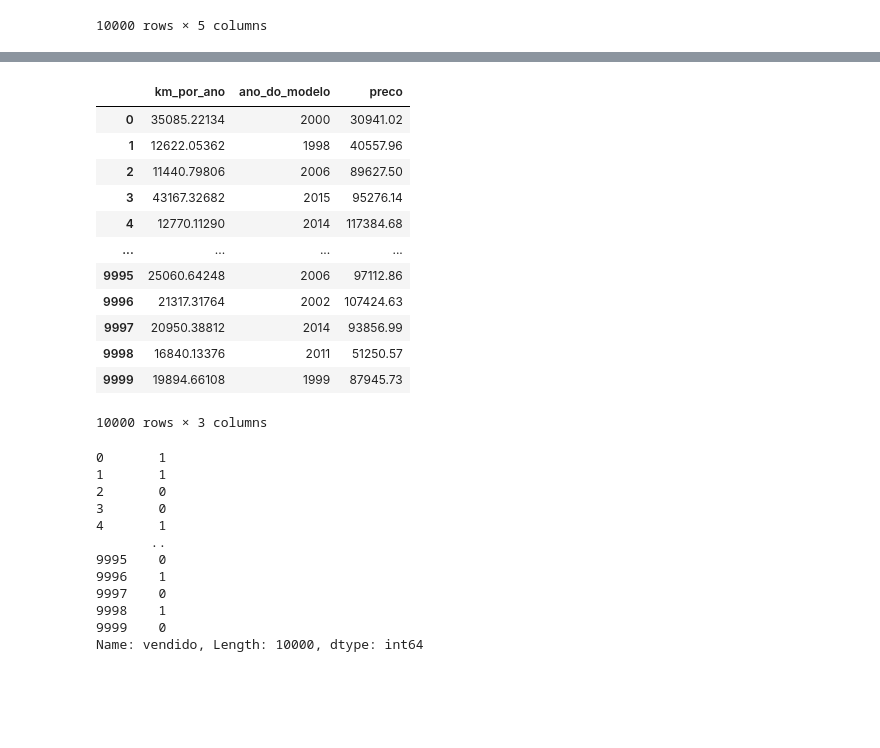
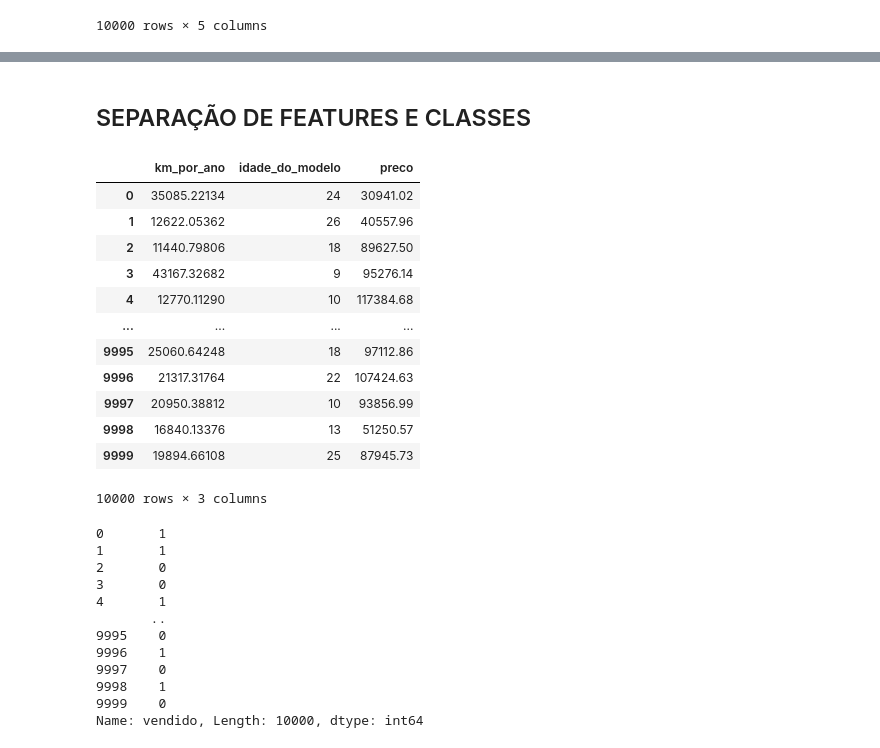
Before and after one commit to RyanXHF/ml_finished_projects, a Jupyter notebook: ml_car_prices.ipynb, the cells around one changed output, grey strips where cells are left out. Drawn from its saved outputs; the diff is of its cells as text; code cells hidden in the pictures; blank space fills up the shorter version.

```diff
--- a/ml_car_prices.ipynb
+++ b/ml_car_prices.ipynb
@@ -72,0 +84,4 @@ db
+# %%
+ano_atual = datetime.today().year
+db['idade_do_modelo'] = ano_atual - db.ano_do_modelo
+db.head()
@@ -73,19 +95,21 @@ db
+# %% [markdown]
+## SEPARAÇÃO DE FEATURES E CLASSES
 # %%
-x = db[["km_por_ano","ano_do_modelo","preco"]] # Features
+x = db[["km_por_ano","idade_do_modelo","preco"]] # Features
 x
 # %% [output]
-|  | km_por_ano | ano_do_modelo | preco |
-| 0 | 35085.22134 | 2000 | 30941.02 |
-| 1 | 12622.05362 | 1998 | 40557.96 |
-| 2 | 11440.79806 | 2006 | 89627.50 |
-| 3 | 43167.32682 | 2015 | 95276.14 |
-| 4 | 12770.11290 | 2014 | 117384.68 |
+|  | km_por_ano | idade_do_modelo | preco |
+| 0 | 35085.22134 | 24 | 30941.02 |
+| 1 | 12622.05362 | 26 | 40557.96 |
+| 2 | 11440.79806 | 18 | 89627.50 |
+| 3 | 43167.32682 | 9 | 95276.14 |
+| 4 | 12770.11290 | 10 | 117384.68 |
 | ... | ... | ... | ... |
-| 9995 | 25060.64248 | 2006 | 97112.86 |
-| 9996 | 21317.31764 | 2002 | 107424.63 |
-| 9997 | 20950.38812 | 2014 | 93856.99 |
-| 9998 | 16840.13376 | 2011 | 51250.57 |
-| 9999 | 19894.66108 | 1999 | 87945.73 |
+| 9995 | 25060.64248 | 18 | 97112.86 |
+| 9996 | 21317.31764 | 22 | 107424.63 |
+| 9997 | 20950.38812 | 10 | 93856.99 |
+| 9998 | 16840.13376 | 13 | 51250.57 |
+| 9999 | 19894.66108 | 25 | 87945.73 |
 10000 rows × 3 columns
 # %%
 y = db["vendido"] # Classes
```
Also changed, not shown: parts of 19 cells of this notebook.
